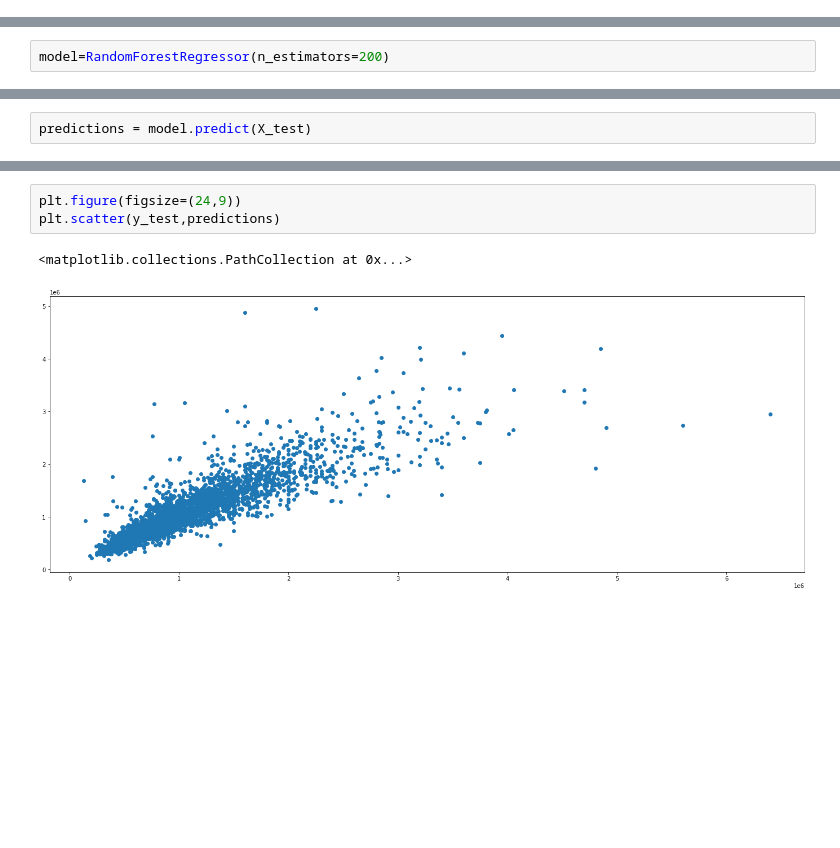
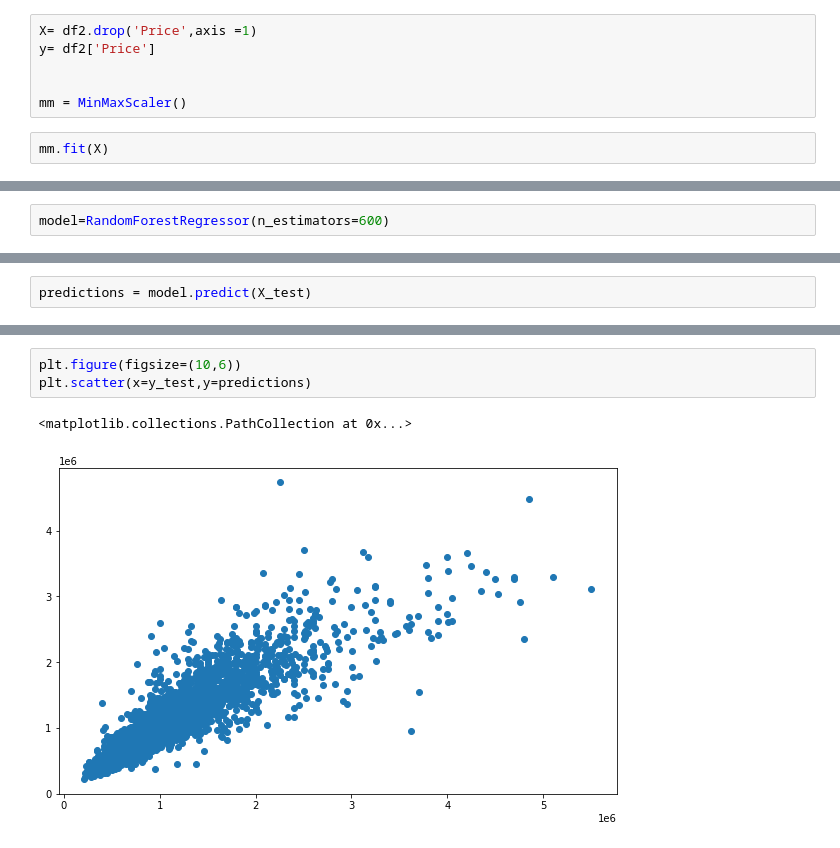
Before and after one commit to tejasjoshi2412/Melbourne_House_Market_Price_Predictions, a Jupyter notebook: Melbourne Prices.ipynb, the cells around one changed output, grey strips where cells are left out. Cells and saved outputs as stored; diff of their text form; blank space fills up the shorter version.

```diff
--- a/Melbourne Prices.ipynb
+++ b/Melbourne Prices.ipynb
@@ -625,0 +642,8 @@ Name: Price, Length: 13580, dtype: float64
+# %%
+X= df2.drop('Price',axis =1)
+y= df2['Price']
+
+
+mm = MinMaxScaler()
+# %%
+mm.fit(X)
@@ -629,7 +659,7 @@ Name: Price, Length: 13580, dtype: float64
 from sklearn.model_selection import train_test_split
 from sklearn.ensemble import RandomForestRegressor
 # %%
-model=RandomForestRegressor(n_estimators=200)
+model=RandomForestRegressor(n_estimators=600)
 # %%
 X_train,X_test,y_train,y_test=train_test_split(X,y,test_size=0.25)
 # %%
@@ -685,6 +718,6 @@ predictions = model.predict(X_test)
 # %%
-plt.figure(figsize=(24,9))
-plt.scatter(y_test,predictions)
+plt.figure(figsize=(10,6))
+plt.scatter(x=y_test,y=predictions)
 # %% [output]
 <matplotlib.collections.PathCollection at 0x...>
-[figure, old version]
+[figure, new version]
```
Also changed, not shown: parts of 24 cells of this notebook.
